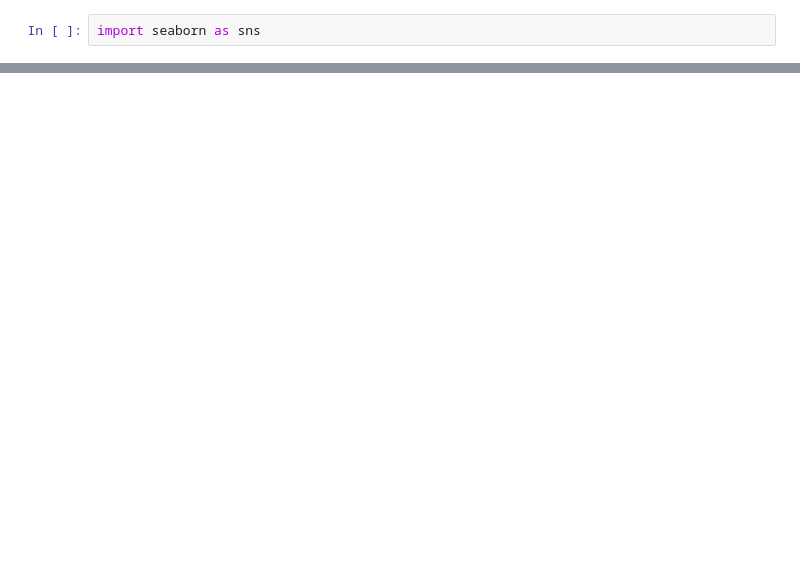
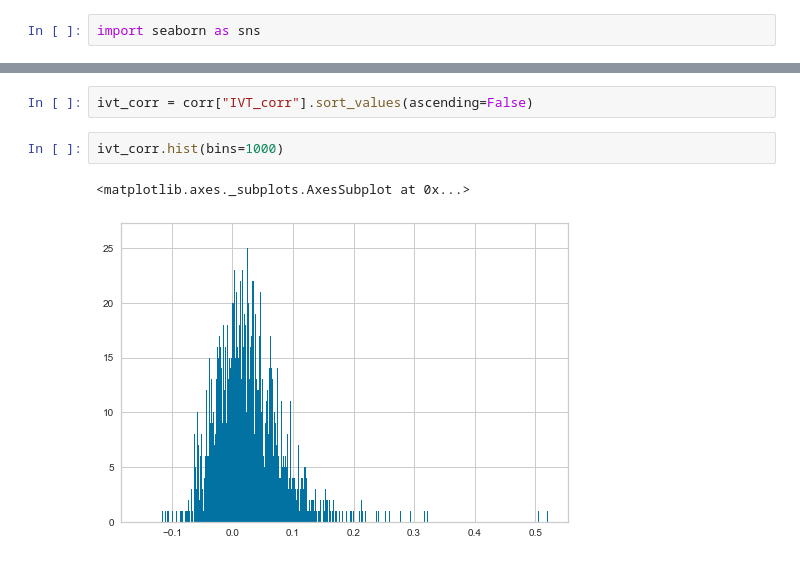
Before and after one commit to adbailey4/yeast_rrna_modification_detection, a Jupyter notebook: notebooks/wild_type_and_environment_conditions.ipynb, the cells around one changed output, grey strips where cells are left out. Saved outputs shown, nothing was run; the diff lists cells and outputs as text; blank space fills up the shorter version.

```diff
--- a/notebooks/wild_type_and_environment_conditions.ipynb
+++ b/notebooks/wild_type_and_environment_conditions.ipynb
@@ -162,0 +164,7 @@ sns.heatmap(corr.loc[[42, 138, 414, 2024, 2023, 1270]][non_unusual], vmin=0, vma
+# %%
+ivt_corr = corr["IVT_corr"].sort_values(ascending=False)
+# %%
+ivt_corr.hist(bins=1000)
+# %% [output]
+<matplotlib.axes._subplots.AxesSubplot at 0x...>
+[figure, added]
```
Also changed, not shown: parts of 3 cells of this notebook, 4 other files.
